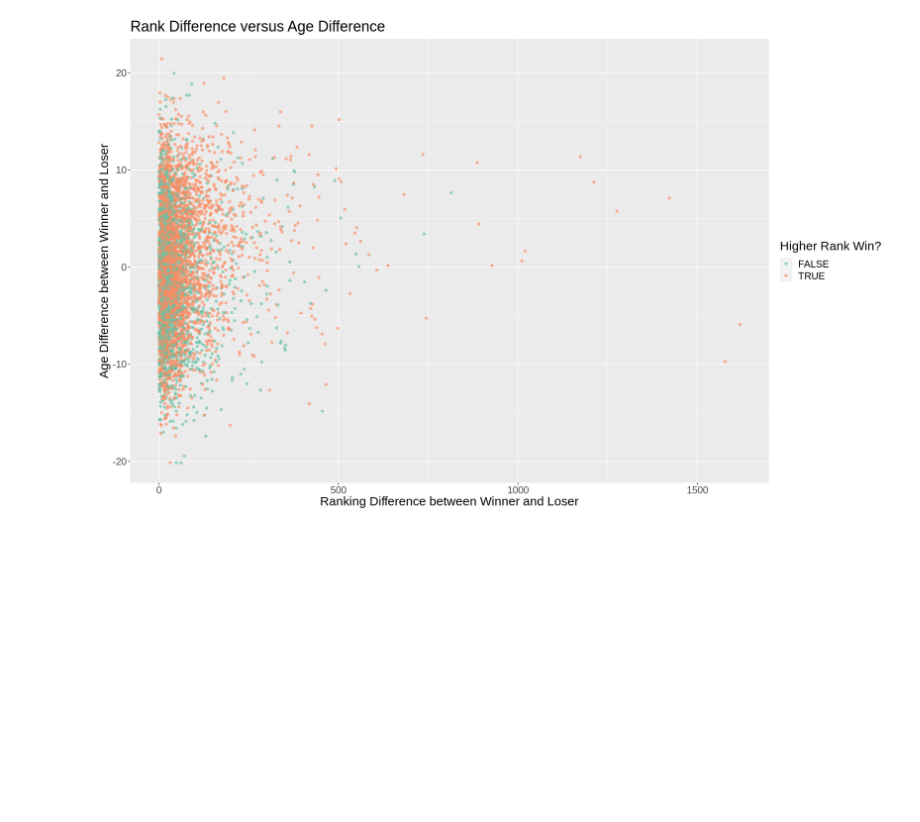
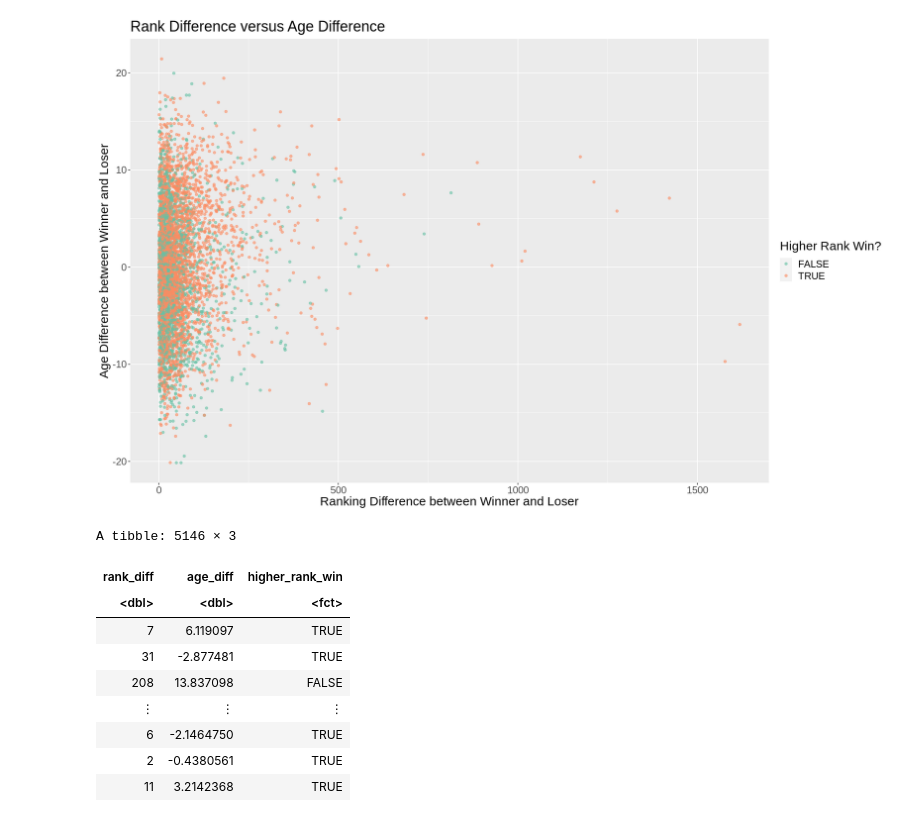
Before and after one commit to nitahieb/dsci100project, a Jupyter notebook: project.ipynb, the cells around one changed output. Drawn from its saved outputs; the diff is of its cells as text; code cells hidden in the pictures; blank space fills up the shorter version.

```diff
--- a/project.ipynb
+++ b/project.ipynb
@@ -91,13 +89,25 @@ tennis_train_plot
 # %%
 # converting <lgl> data type to <fct> data type in order to perform KNN
 
 # even though we are working with logicals for our predictor variables, in order to perform KNN, we need to
 # convert our <lgl> data type into <fct> data type for KNN to work.
 
 # KNN is unable to perform anything if we provide it with <lgl> data types
 
 tennis_train <- tennis_train %>%
                 mutate(higher_rank_win = as.factor(higher_rank_win))
+tennis_train
+# %% [output]
+A tibble: 5146 × 3
+| rank_diff | age_diff | higher_rank_win |
+| <dbl> | <dbl> | <fct> |
+| 7 | 6.119097 | TRUE |
+| 31 | -2.877481 | TRUE |
+| 208 | 13.837098 | FALSE |
+| ⋮ | ⋮ | ⋮ |
+| 6 | -2.1464750 | TRUE |
+| 2 | -0.4380561 | TRUE |
+| 11 | 3.2142368 | TRUE |
 # %%
 # n-fold cross-validation performed on training data
 tennis_vfold <- vfold_cv(tennis_train, v = 10, strata = higher_rank_win)
```
Also changed, not shown: parts of 2 cells of this notebook.
